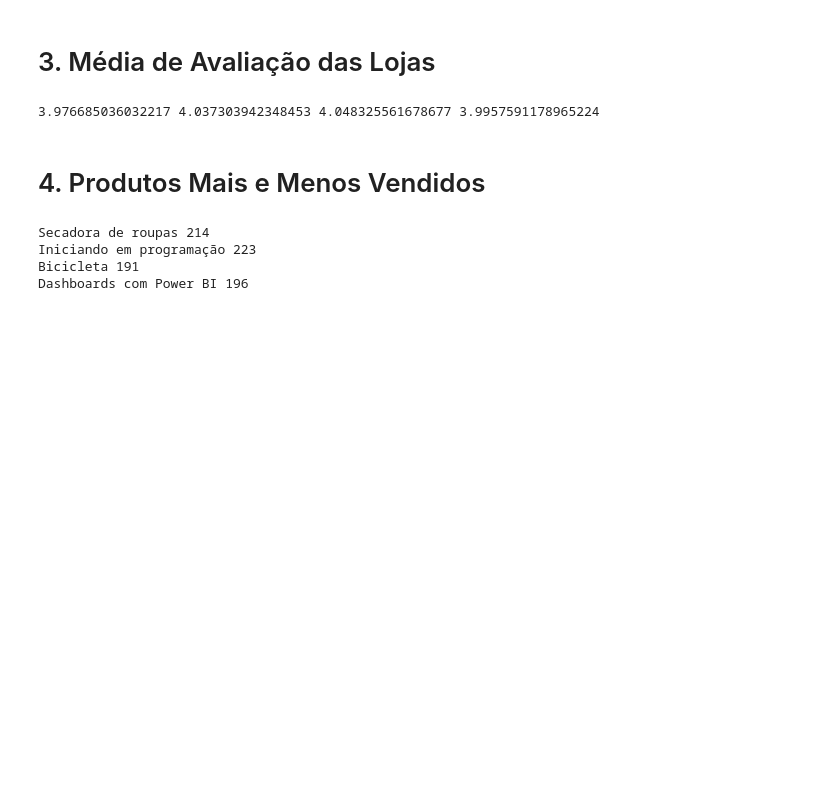
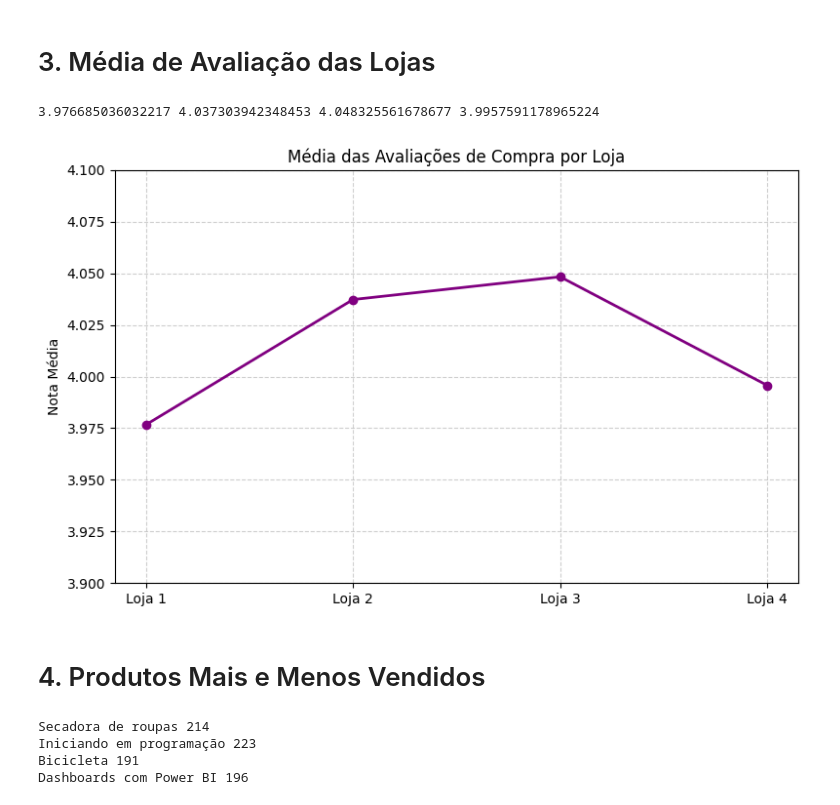
Before and after one commit to Felipej3ds/Challenge-Store, a Jupyter notebook: AluraStoreBr.ipynb, the cells around one changed output. Saved outputs shown, nothing was run; the diff lists cells and outputs as text; code cells hidden in the pictures; blank space fills up the shorter version.

```diff
--- a/AluraStoreBr.ipynb
+++ b/AluraStoreBr.ipynb
@@ -71,6 +85,19 @@ media4 = statistics.mean(loja4["Avaliação da compra"])
 print(media, media2, media3, media4)
 # %% [output]
 3.976685036032217 4.037303942348453 4.048325561678677 3.9957591178965224
+# %%
+avaliacoes = [media, media2, media3, media4]
+
+plt.figure(figsize=(8,5))
+plt.plot(lojas, avaliacoes, marker='o', color='purple', linewidth=2)
+plt.title('Média das Avaliações de Compra por Loja')
+plt.ylabel('Nota Média')
+plt.ylim(3.9, 4.1)  # Zoom para mostrar pequenas variações
+plt.grid(True, linestyle='--', alpha=0.6)
+plt.tight_layout()
+plt.show()
+# %% [output]
+[figure, added]
 # %% [markdown]
 # 4. Produtos Mais e Menos Vendidos
 # %%
```
Also changed, not shown: parts of 11 cells of this notebook.
